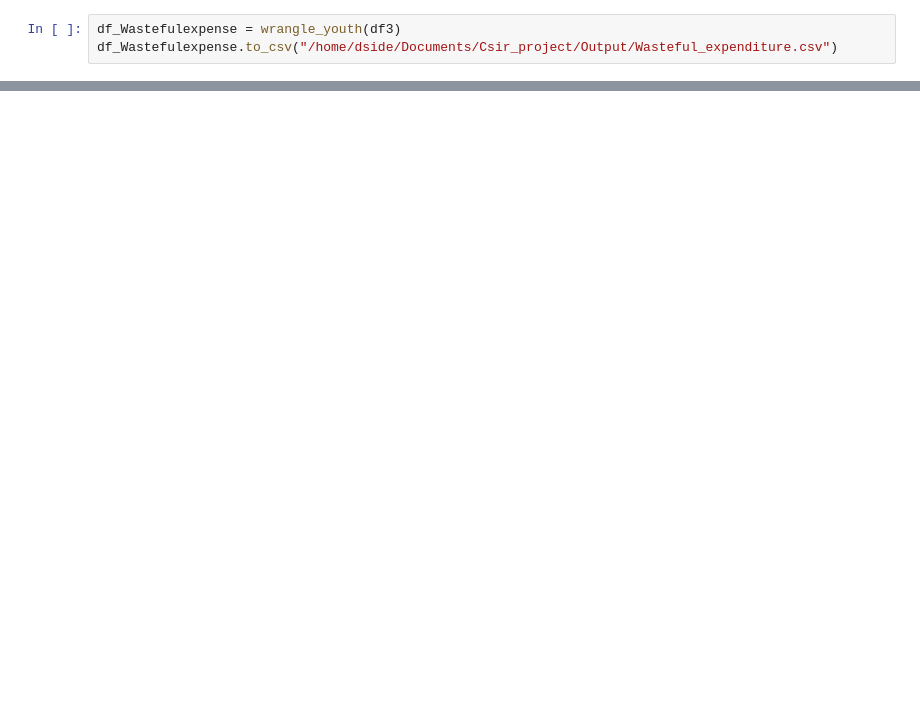
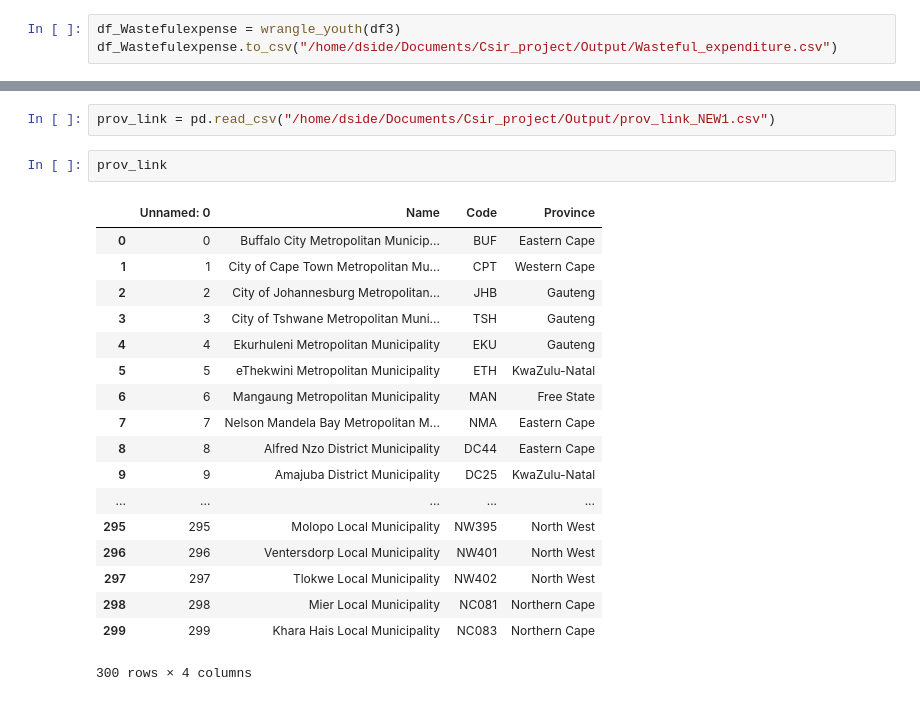
Before and after one commit to AnriSmith/DSIDE, a Jupyter notebook: Codes/Thabang/data_wrangling(municipal).ipynb, the cells around one changed output, grey strips where cells are left out. Drawn from its saved outputs; the diff is of its cells as text; blank space fills up the shorter version.

```diff
--- a/Codes/Thabang/data_wrangling(municipal).ipynb
+++ b/Codes/Thabang/data_wrangling(municipal).ipynb
@@ -232,0 +218,23 @@ A Jupyter Widget
+# %%
+prov_link = pd.read_csv("/home/dside/Documents/Csir_project/Output/prov_link_NEW1.csv")
+# %%
+prov_link
+# %% [output]
+|  | Unnamed: 0 | Name | Code | Province |
+| 0 | 0 | Buffalo City Metropolitan Municip... | BUF | Eastern Cape |
+| 1 | 1 | City of Cape Town Metropolitan Mu... | CPT | Western Cape |
+| 2 | 2 | City of Johannesburg Metropolitan... | JHB | Gauteng |
+| 3 | 3 | City of Tshwane Metropolitan Muni... | TSH | Gauteng |
+| 4 | 4 | Ekurhuleni Metropolitan Municipality | EKU | Gauteng |
+| 5 | 5 | eThekwini Metropolitan Municipality | ETH | KwaZulu-Natal |
+| 6 | 6 | Mangaung Metropolitan Municipality | MAN | Free State |
+| 7 | 7 | Nelson Mandela Bay Metropolitan M... | NMA | Eastern Cape |
+| 8 | 8 | Alfred Nzo District Municipality | DC44 | Eastern Cape |
+| 9 | 9 | Amajuba District Municipality | DC25 | KwaZulu-Natal |
+| ... | ... | ... | ... | ... |
+| 295 | 295 | Molopo Local Municipality | NW395 | North West |
+| 296 | 296 | Ventersdorp Local Municipality | NW401 | North West |
+| 297 | 297 | Tlokwe Local Municipality | NW402 | North West |
+| 298 | 298 | Mier Local Municipality | NC081 | Northern Cape |
+| 299 | 299 | Khara Hais Local Municipality | NC083 | Northern Cape |
+300 rows × 4 columns
```
Also changed, not shown: parts of 26 cells of this notebook, 1 other file.
